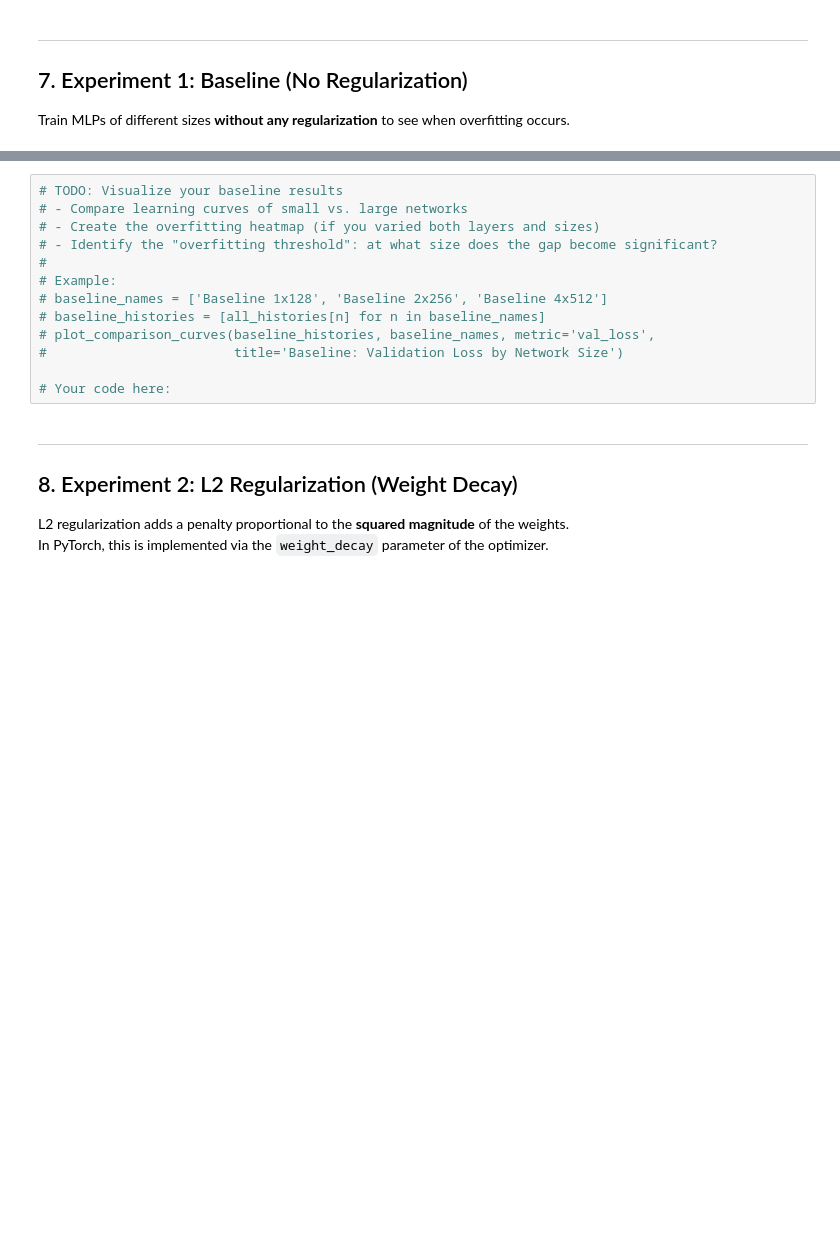
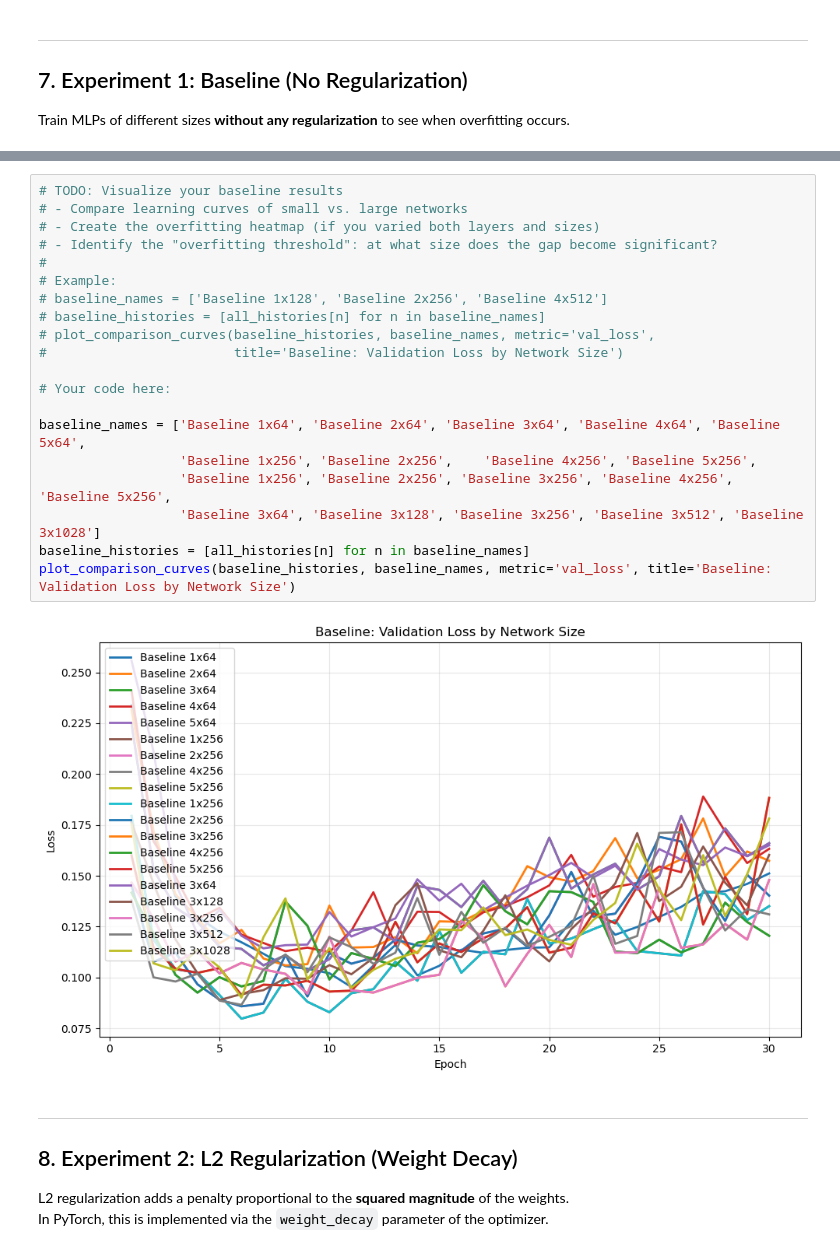
Before and after one commit to Nils-Wagnr/DeepLearning, a Jupyter notebook: RQ1 (Woche2)/RQ1_Template.ipynb, the cells around one changed output, grey strips where cells are left out. Drawn from its saved outputs; the diff is of its cells as text; blank space fills up the shorter version.

```diff
--- a/RQ1 (Woche2)/RQ1_Template.ipynb
+++ b/RQ1 (Woche2)/RQ1_Template.ipynb
@@ -493,16 +757,25 @@ plot_learning_curves(history_baseline, title='Baseline: 1 Layer, 128 Neurons')
 # %%
 # TODO: Visualize your baseline results
 # - Compare learning curves of small vs. large networks
 # - Create the overfitting heatmap (if you varied both layers and sizes)
 # - Identify the "overfitting threshold": at what size does the gap become significant?
 #
 # Example:
 # baseline_names = ['Baseline 1x128', 'Baseline 2x256', 'Baseline 4x512']
 # baseline_histories = [all_histories[n] for n in baseline_names]
 # plot_comparison_curves(baseline_histories, baseline_names, metric='val_loss',
 #                        title='Baseline: Validation Loss by Network Size')
 
 # Your code here:
+
+baseline_names = ['Baseline 1x64', 'Baseline 2x64', 'Baseline 3x64', 'Baseline 4x64', 'Baseline 5x64',
+                  'Baseline 1x256', 'Baseline 2x256',    'Baseline 4x256', 'Baseline 5x256',
+                  'Baseline 1x256', 'Baseline 2x256', 'Baseline 3x256', 'Baseline 4x256', 'Baseline 5x256',
+                  'Baseline 3x64', 'Baseline 3x128', 'Baseline 3x256', 'Baseline 3x512', 'Baseline 3x1028']
+baseline_histories = [all_histories[n] for n in baseline_names]
+plot_comparison_curves(baseline_histories, baseline_names, metric='val_loss', title='Baseline: Validation Loss by Network Size')
+# %% [output]
+[figure, added]
 # %% [markdown]
 ---
 
```
Also changed, not shown: parts of 9 cells of this notebook, 2 other files.
